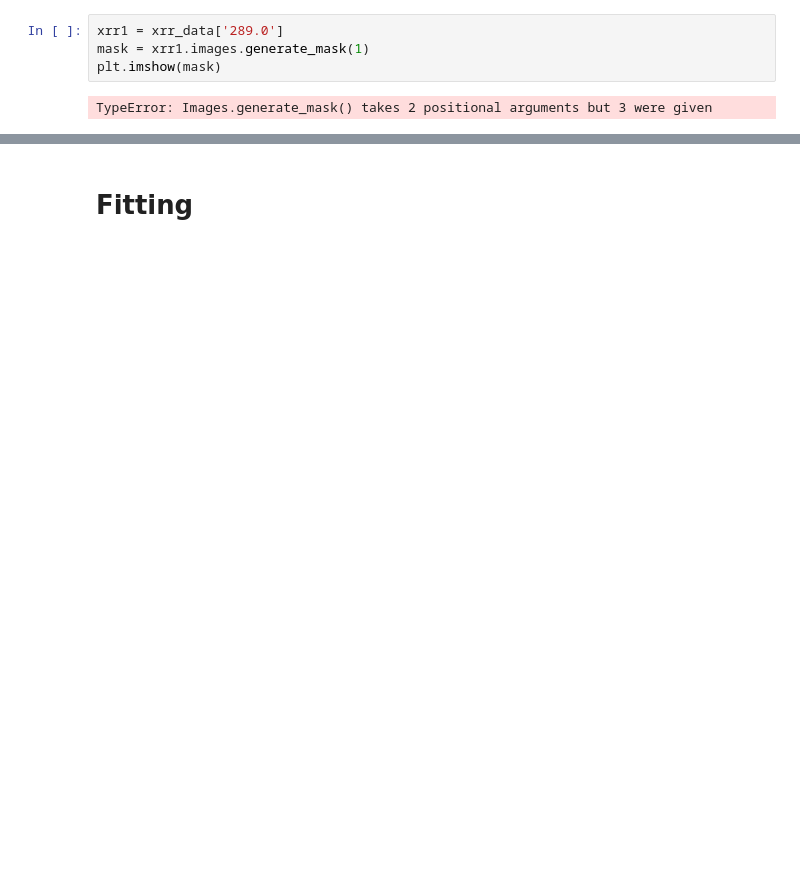
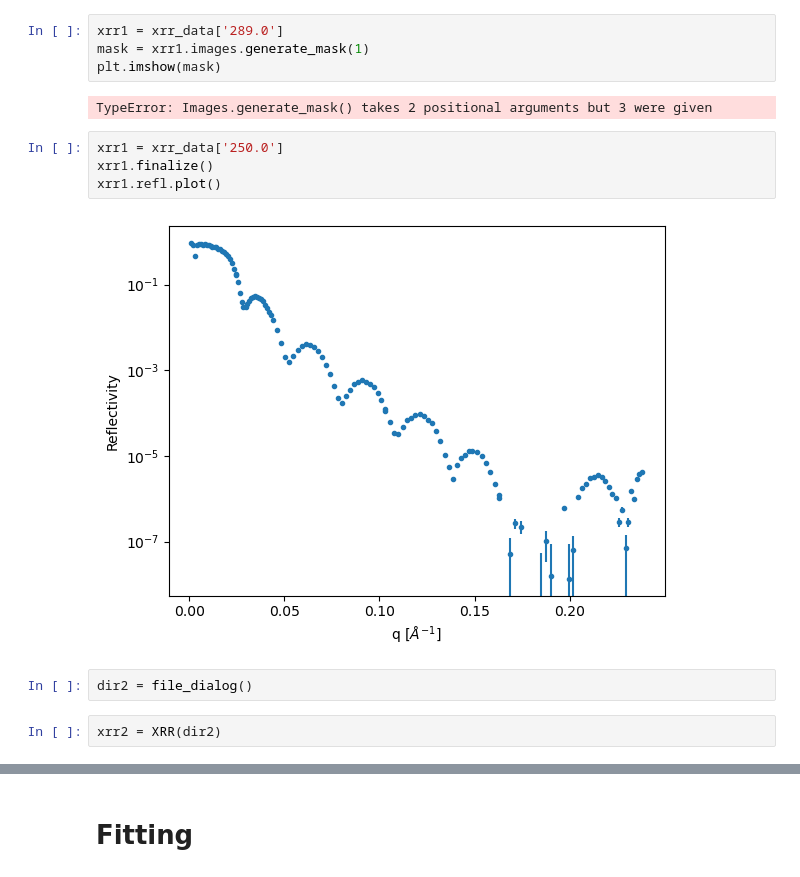
Before and after one commit to WSU-Carbon-Lab/pyref, a Jupyter notebook: prsoxs_xrr/processing.ipynb, the cells around one changed output, grey strips where cells are left out. Cells and saved outputs as stored; diff of their text form; blank space fills up the shorter version.

```diff
--- a/prsoxs_xrr/processing.ipynb
+++ b/prsoxs_xrr/processing.ipynb
@@ -65,3 +71,13 @@ mask = xrr1.images.generate_mask(1)
 plt.imshow(mask)
 # %% [output]
 TypeError: Images.generate_mask() takes 2 positional arguments but 3 were given
+# %%
+xrr1 = xrr_data['250.0']
+xrr1.finalize()
+xrr1.refl.plot()
+# %% [output]
+[figure, added]
+# %%
+dir2 = file_dialog()
+# %%
+xrr2 = XRR(dir2)
```
Also changed, not shown: parts of 22 cells of this notebook, 2 other files.
